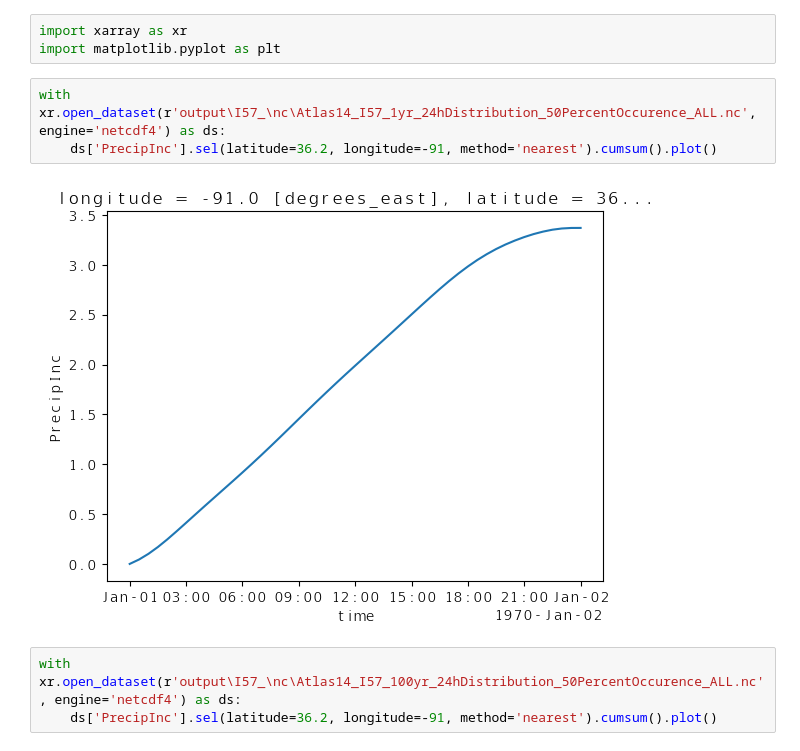
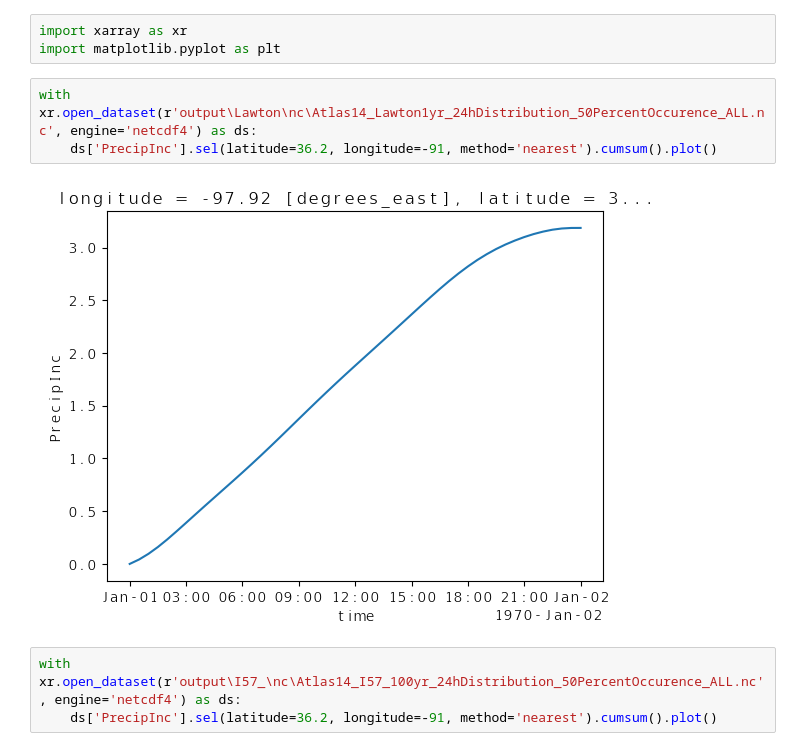
Before and after one commit to mylesmc123/Atlas14_temporal_distribution, a Jupyter notebook: qaqc.ipynb, the cells around one changed output. Drawn from its saved outputs; the diff is of its cells as text.

```diff
--- a/qaqc.ipynb
+++ b/qaqc.ipynb
@@ -2,10 +2,10 @@
 import xarray as xr
 import matplotlib.pyplot as plt
 # %%
-with xr.open_dataset(r'output\I57_\nc\Atlas14_I57_1yr_24hDistribution_50PercentOccurence_ALL.nc', engine='netcdf4') as ds:
+with xr.open_dataset(r'output\Lawton\nc\Atlas14_Lawton1yr_24hDistribution_50PercentOccurence_ALL.nc', engine='netcdf4') as ds:
     ds['PrecipInc'].sel(latitude=36.2, longitude=-91, method='nearest').cumsum().plot()
 # %% [output]
-[figure, old version]
+[figure, new version]
 # %%
 with xr.open_dataset(r'output\I57_\nc\Atlas14_I57_100yr_24hDistribution_50PercentOccurence_ALL.nc', engine='netcdf4') as ds:
     ds['PrecipInc'].sel(latitude=36.2, longitude=-91, method='nearest').cumsum().plot()
```
Also changed, not shown: parts of 1 cell of this notebook, 3 other files.
